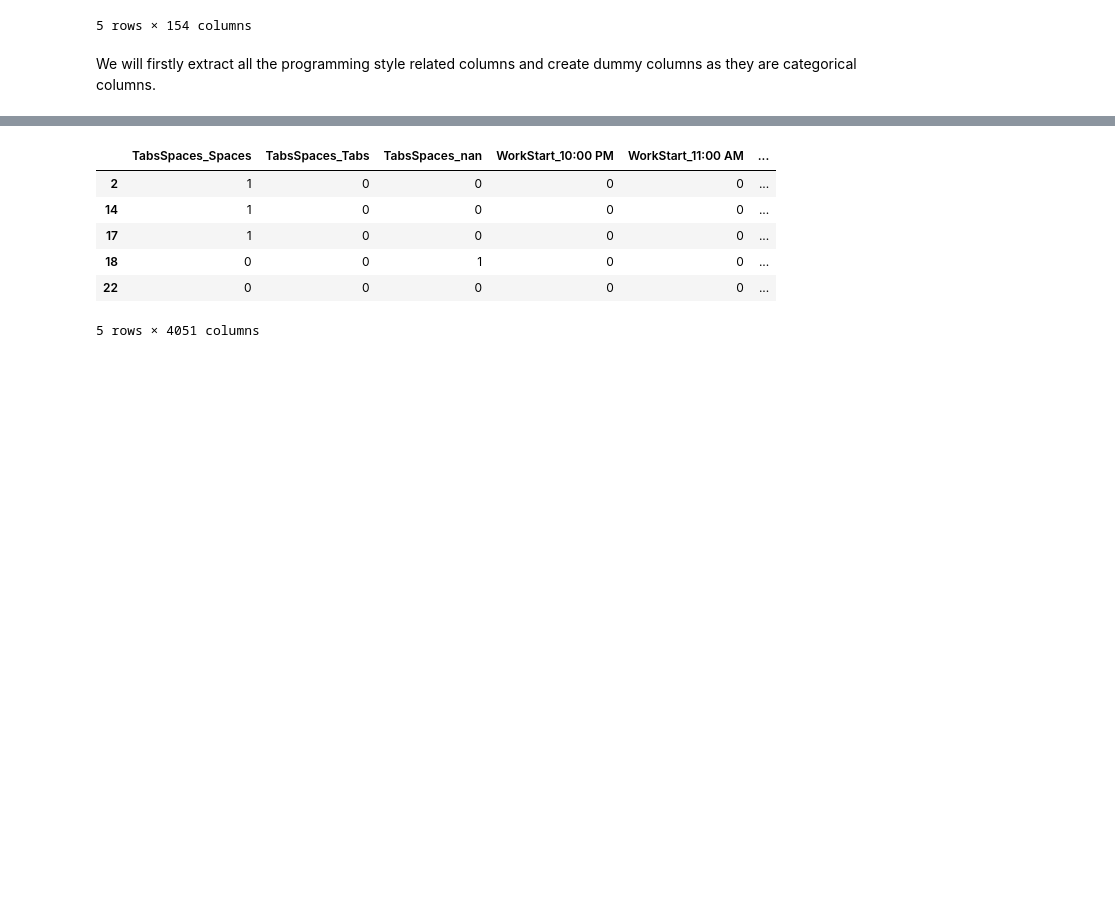
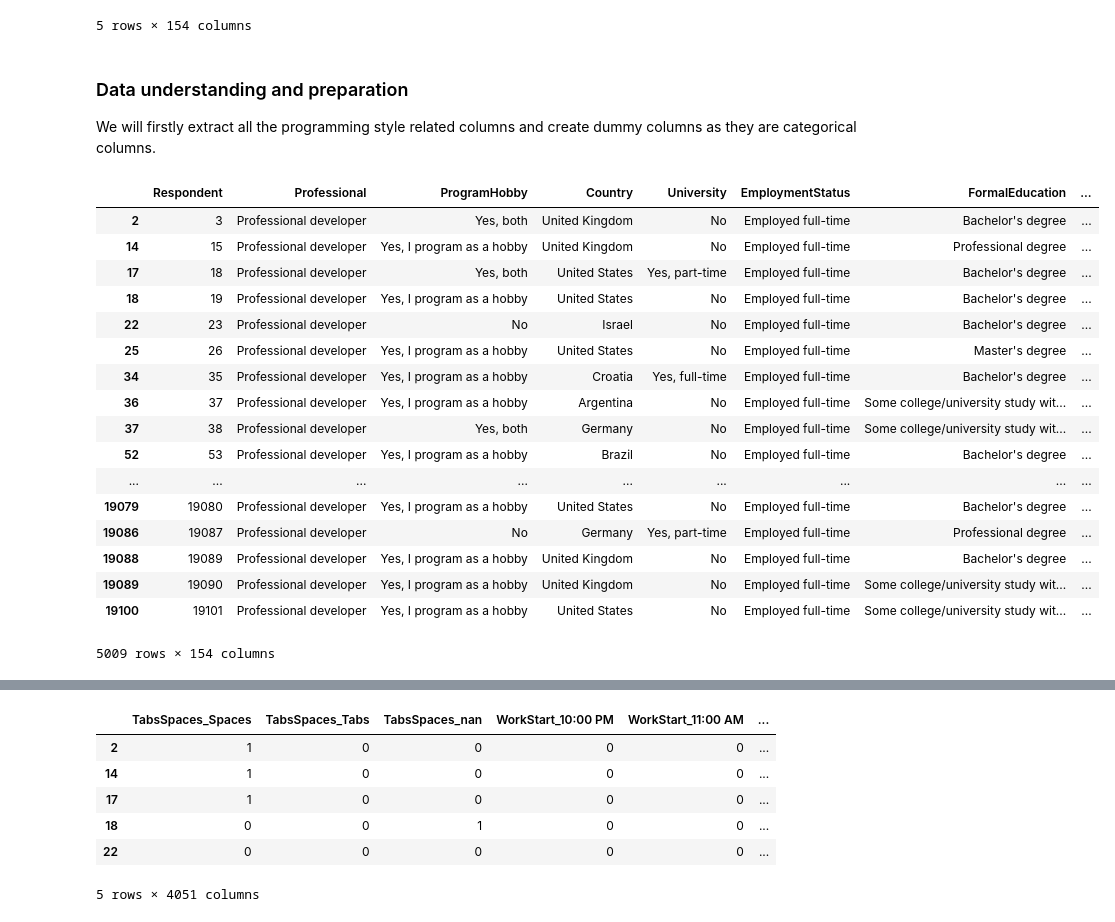
Before and after one commit to yh214/DST2Proj1, a Jupyter notebook: ProgStyleAndSalary.ipynb, the cells around one changed output, grey strips where cells are left out. Saved outputs shown, nothing was run; the diff lists cells and outputs as text; code cells hidden in the pictures; blank space fills up the shorter version.

```diff
--- a/ProgStyleAndSalary.ipynb
+++ b/ProgStyleAndSalary.ipynb
@@ -26,4 +26,5 @@ df.head()
 | 4 | 5 | Professional developer | Yes, I program as a hobby | Switzerland | No | Employed full-time | Master's degree | ... |
 5 rows × 154 columns
 # %% [markdown]
+### Data understanding and preparation
 We will firstly extract all the programming style related columns and create dummy columns as they are categorical columns.
@@ -29,0 +36,21 @@ We will firstly extract all the programming style related columns and create dum
+# %%
+sal_rm
+# %% [output]
+|  | Respondent | Professional | ProgramHobby | Country | University | EmploymentStatus | FormalEducation | ... |
+| 2 | 3 | Professional developer | Yes, both | United Kingdom | No | Employed full-time | Bachelor's degree | ... |
+| 14 | 15 | Professional developer | Yes, I program as a hobby | United Kingdom | No | Employed full-time | Professional degree | ... |
+| 17 | 18 | Professional developer | Yes, both | United States | Yes, part-time | Employed full-time | Bachelor's degree | ... |
+| 18 | 19 | Professional developer | Yes, I program as a hobby | United States | No | Employed full-time | Bachelor's degree | ... |
+| 22 | 23 | Professional developer | No | Israel | No | Employed full-time | Bachelor's degree | ... |
+| 25 | 26 | Professional developer | Yes, I program as a hobby | United States | No | Employed full-time | Master's degree | ... |
+| 34 | 35 | Professional developer | Yes, I program as a hobby | Croatia | Yes, full-time | Employed full-time | Bachelor's degree | ... |
+| 36 | 37 | Professional developer | Yes, I program as a hobby | Argentina | No | Employed full-time | Some college/university study wit... | ... |
+| 37 | 38 | Professional developer | Yes, both | Germany | No | Employed full-time | Some college/university study wit... | ... |
+| 52 | 53 | Professional developer | Yes, I program as a hobby | Brazil | No | Employed full-time | Bachelor's degree | ... |
+| ... | ... | ... | ... | ... | ... | ... | ... | ... |
+| 19079 | 19080 | Professional developer | Yes, I program as a hobby | United States | No | Employed full-time | Bachelor's degree | ... |
+| 19086 | 19087 | Professional developer | No | Germany | Yes, part-time | Employed full-time | Professional degree | ... |
+| 19088 | 19089 | Professional developer | Yes, I program as a hobby | United Kingdom | No | Employed full-time | Bachelor's degree | ... |
+| 19089 | 19090 | Professional developer | Yes, I program as a hobby | United Kingdom | No | Employed full-time | Some college/university study wit... | ... |
+| 19100 | 19101 | Professional developer | Yes, I program as a hobby | United States | No | Employed full-time | Some college/university study wit... | ... |
+5009 rows × 154 columns
```
Also changed, not shown: parts of 8 cells of this notebook, 1 other file.
